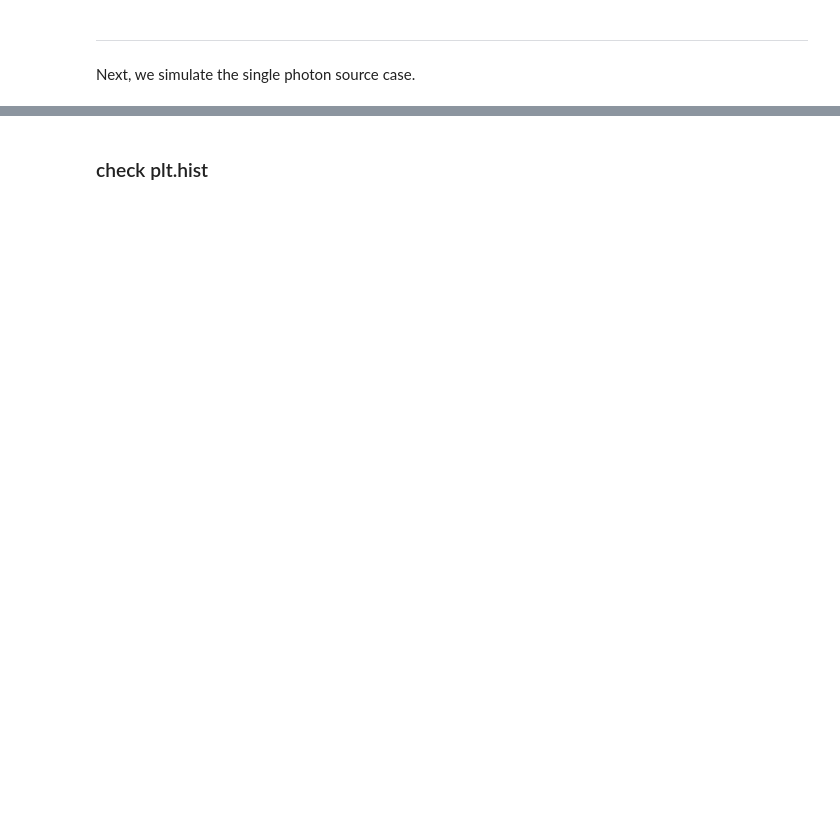
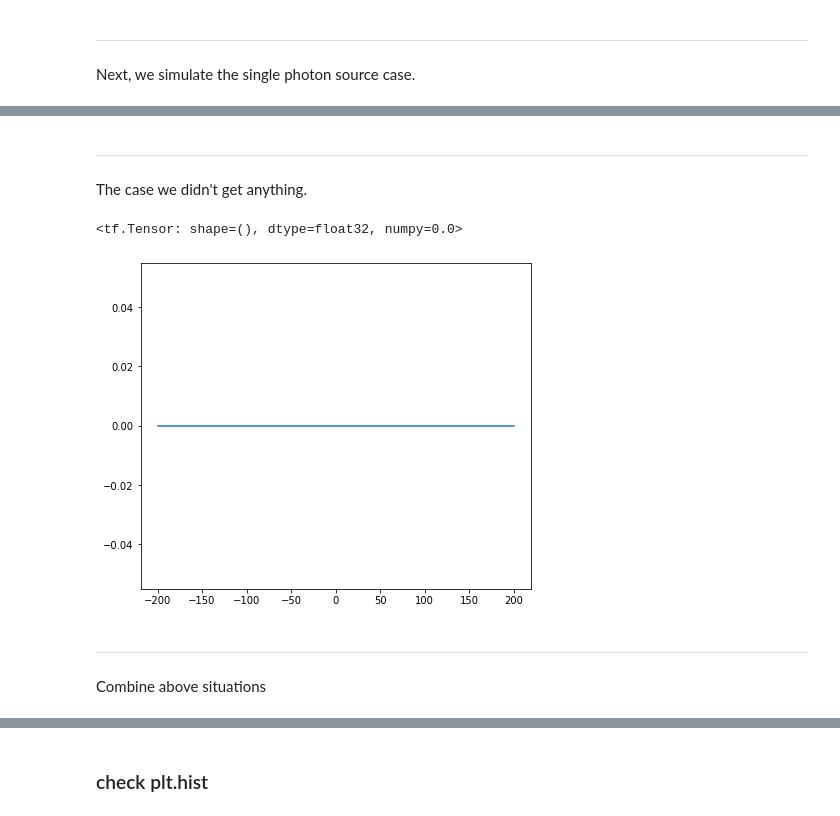
Before and after one commit to ubsuny/g2-coral, a Jupyter notebook: mc_simulation/simu_tfd.ipynb, the cells around one changed output, grey strips where cells are left out. Saved outputs shown, nothing was run; the diff lists cells and outputs as text; code cells hidden in the pictures; blank space fills up the shorter version.

Commit message:
add_non_case

```diff
--- a/mc_simulation/simu_tfd.ipynb
+++ b/mc_simulation/simu_tfd.ipynb
@@ -75,0 +73,21 @@ plt.plot(bin_info[1][2:],bin_info[0][1:])
+# %% [markdown]
+---
+The case we didn't get anything.
+# %%
+non_dist = tfd.Uniform(low=5.2,high=5.1)
+non_dist.prob(5.15)
+# %% [output]
+<tf.Tensor: shape=(), dtype=float32, numpy=0.0>
+# %%
+# no photons detected
+
+non_dist = tfd.Uniform(low=1.,high=0.0)
+non_prob = non_dist.prob([tbin_n,tbin_p])
+non_prob = tf.concat([non_prob[0],non_prob[1]],0)
+plt.plot(bin_array[1:],non_prob)
+plt.show()
+# %% [output]
+[figure, added]
+# %% [markdown]
+---
+Combine above situations
```
Also changed, not shown: parts of 12 cells of this notebook.
